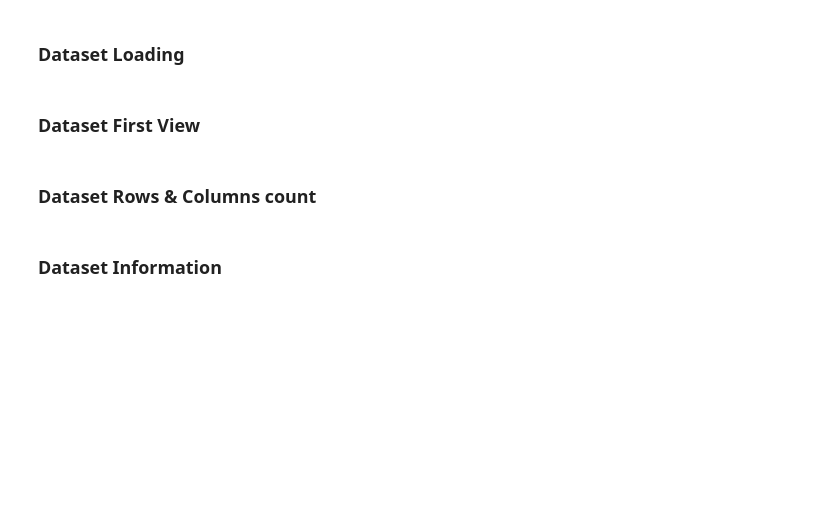
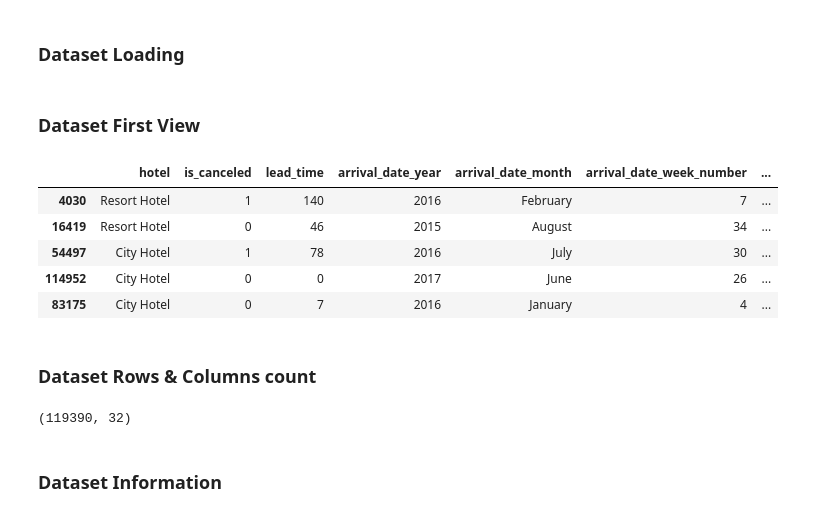
Before and after one commit to RahulSaini789/Hotel_Booking_EDA_project, a Jupyter notebook: Sample EDA Submission Template.ipynb, the cells around one changed output. Drawn from its saved outputs; the diff is of its cells as text; code cells hidden in the pictures; blank space fills up the shorter version.

```diff
--- a/Sample EDA Submission Template.ipynb
+++ b/Sample EDA Submission Template.ipynb
@@ -75,10 +86,21 @@ M - Multivariate Analysis
 ### Dataset First View
 # %%
 # Dataset First Look
+df1.sample(5)
+# %% [output]
+|  | hotel | is_canceled | lead_time | arrival_date_year | arrival_date_month | arrival_date_week_number | ... |
+| 4030 | Resort Hotel | 1 | 140 | 2016 | February | 7 | ... |
+| 16419 | Resort Hotel | 0 | 46 | 2015 | August | 34 | ... |
+| 54497 | City Hotel | 1 | 78 | 2016 | July | 30 | ... |
+| 114952 | City Hotel | 0 | 0 | 2017 | June | 26 | ... |
+| 83175 | City Hotel | 0 | 7 | 2016 | January | 4 | ... |
 # %% [markdown]
 ### Dataset Rows & Columns count
 # %%
 # Dataset Rows & Columns count
+df1.shape
+# %% [output]
+(119390, 32)
 # %% [markdown]
 ### Dataset Information
 # %%
```
Also changed, not shown: parts of 26 cells of this notebook.
